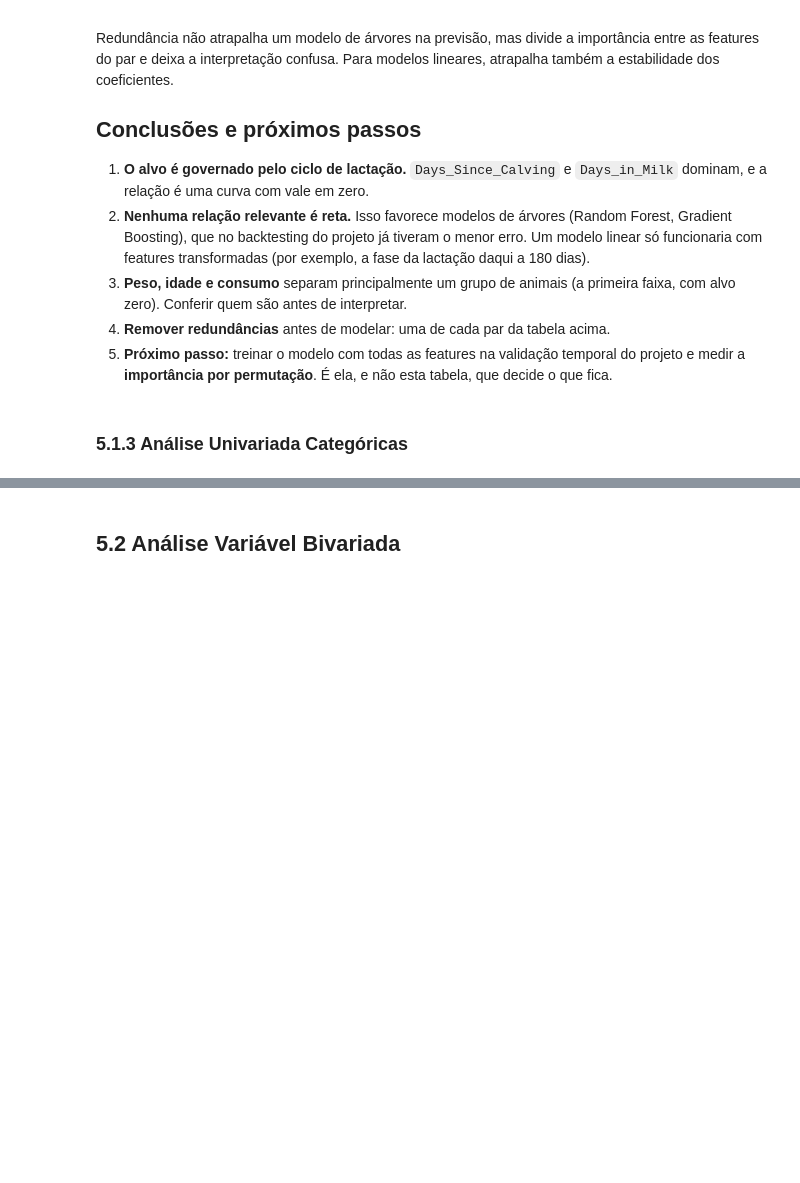
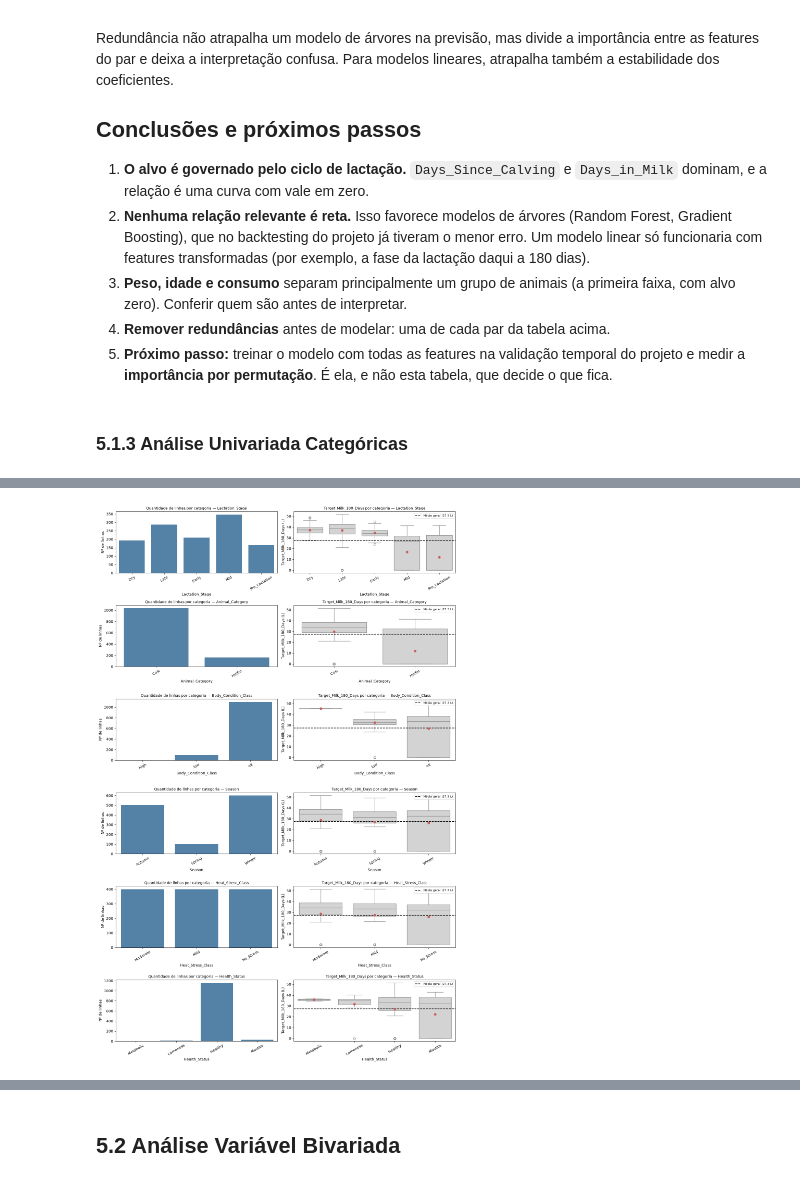
Before and after one commit to lucasffreitasds/projeto_milk_predict_180, a Jupyter notebook: projeto_milk_predict_180.ipynb, the cells around one changed output, grey strips where cells are left out. Cells and saved outputs as stored; diff of their text form; code cells hidden in the pictures; blank space fills up the shorter version.

```diff
--- a/projeto_milk_predict_180.ipynb
+++ b/projeto_milk_predict_180.ipynb
@@ -777,0 +840,31 @@ Redundância não atrapalha um modelo de árvores na previsão, mas divide a imp
+# %%
+# ======================================================================
+# PARTE 2 — Gráficos Detalhados (reaproveitando o que já foi calculado)
+# ======================================================================
+
+media_geral = df_train[TARGET].mean()
+fig, axes = plt.subplots(len(cat_cols), 2, figsize=(14, 3.6 * len(cat_cols)))
+
+for (ax1, ax2), col in zip(axes, tabela_cat['Feature']):
+    serie = df_train[col].fillna('Missing')
+    ordem = df_train[TARGET].groupby(serie).mean().sort_values(ascending=False).index
+
+    sns.countplot(x=serie, order=ordem, ax=ax1, color='steelblue')
+    ax1.set_title(f'Quantidade de linhas por categoria — {col}', fontsize=10)
+    ax1.set_xlabel(col)
+    ax1.set_ylabel('Nº de linhas')
+    ax1.tick_params(axis='x', rotation=30)
+
+    sns.boxplot(x=serie, y=df_train[TARGET], order=ordem, ax=ax2, color='lightgray', showmeans=True,
+                meanprops=dict(marker='o', markerfacecolor='indianred', markeredgecolor='indianred'))
+    ax2.axhline(media_geral, color='black', linestyle='--', label=f'Média geral ({media_geral:.1f} L)')
+    ax2.set_title(f'{TARGET} por categoria — {col}', fontsize=10)
+    ax2.set_xlabel(col)
+    ax2.set_ylabel(f'{TARGET} (L)')
+    ax2.tick_params(axis='x', rotation=30)
+    ax2.legend(loc='upper right', fontsize=8)
+
+plt.tight_layout()
+plt.show()
+# %% [output]
+[figure, added]
```
Also changed, not shown: parts of 8 cells of this notebook.
